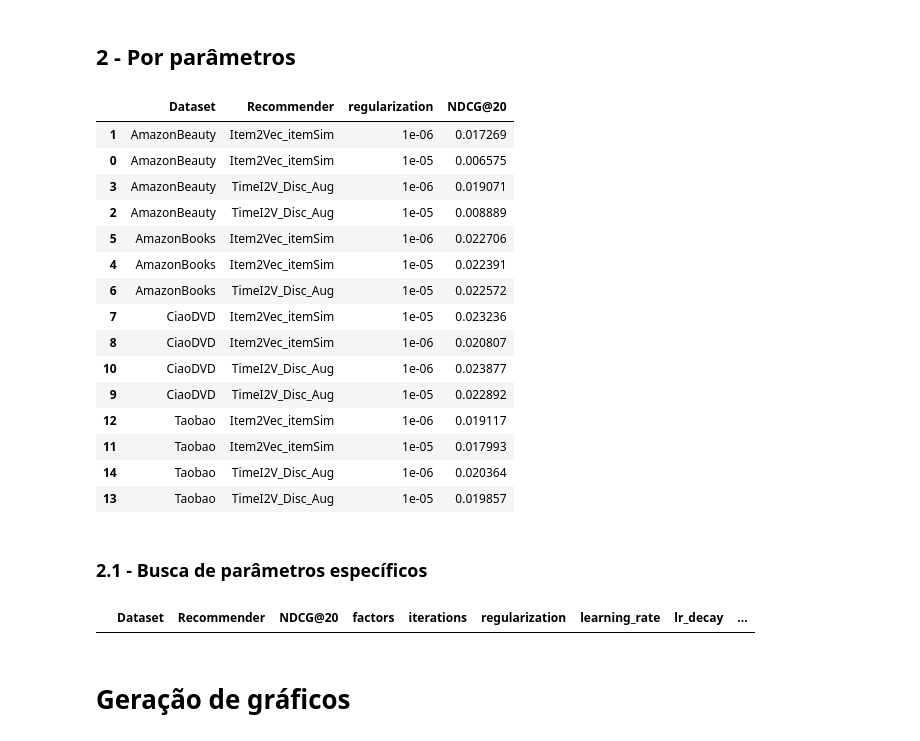
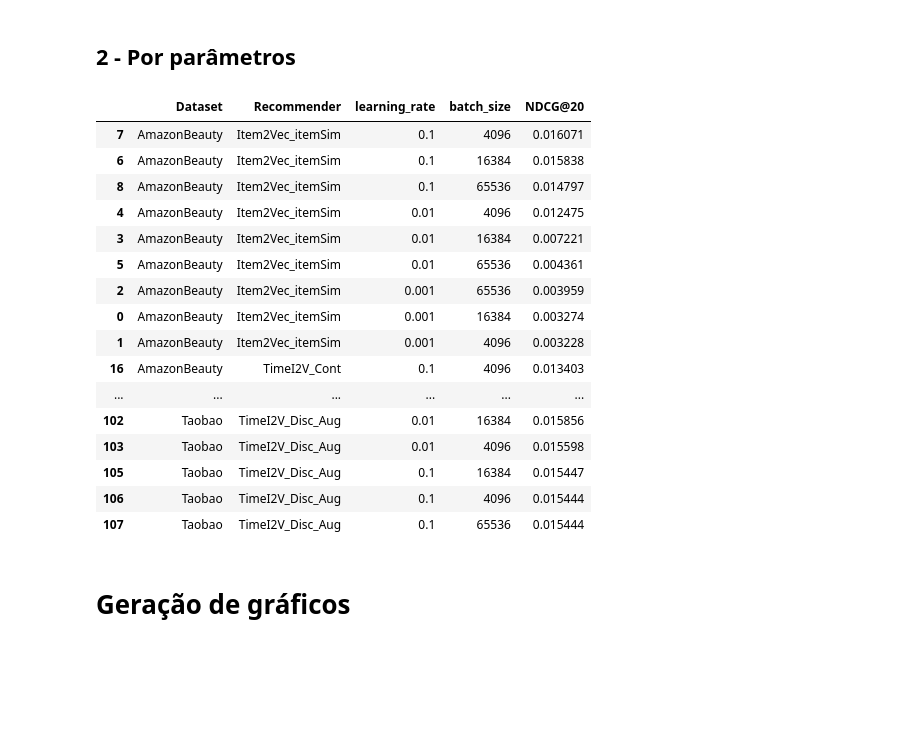
Before and after one commit to UFSCar-LaSID/tai2vec, a Jupyter notebook: Graficos_Bracis.ipynb, the cells around one changed output. Cells and saved outputs as stored; diff of their text form; code cells hidden in the pictures; blank space fills up the shorter version.

```diff
--- a/Graficos_Bracis.ipynb
+++ b/Graficos_Bracis.ipynb
@@ -28,7 +28,7 @@ best_column = 'NDCG@15'
 metric_type = ["Prec", "Rec", "F1_Score", "Hit_Rate", "NDCG"]
 top_k = [3, 5, 10, 20]
 
-main_path = "results/metrics/validation"
+main_path = "results_ok/metrics/validation"
 main_file = os.listdir(main_path)
 
 dataframes = []
@@ -54,20 +54,10 @@ metrics_df = pd.concat(dataframes, ignore_index=True)
 if (best_column == 'Mean'):
     metrics_df.insert(3,'Mean', metrics_df.mean(axis=1))
 
-param_dicts = metrics_df['Parameters'].str.split('@').apply(
-    lambda x: dict(param.split('=') for param in x)
-)
-
-params_df = pd.DataFrame(param_dicts.tolist())
-metrics_df = pd.concat([metrics_df, params_df], axis=1)
-#metrics_df.drop(columns=['Parameters'], inplace=True)
-
 if best_column in metrics_df.columns:
-    best_metrics_df = metrics_df.loc[metrics_df.reset_index().groupby(['Dataset', 'Recommender'])[best_column].idxmax()].reset_index(drop=True)
+    saida = metrics_df.loc[metrics_df.reset_index().groupby(['Dataset', 'Recommender'])[best_column].idxmax()].reset_index(drop=True)
 else:
     raise Exception("Coluna '" + best_column + "' não encontrada")
-
-metrics_df = metrics_df[['Dataset', 'Recommender', 'NDCG@20'] + list(params_df.columns)]
 # %% [markdown]
 # Análise de resultados
 # %% [markdown]
@@ -100,64 +85,51 @@ display(df_display[['Dataset', 'Recommender', "Parameters", 'NDCG@20']])
 # %% [markdown]
 ## 2 - Por parâmetros
 # %%
-pd.set_option('display.max_rows', 300)
+pd.set_option('display.max_rows', 200)
 
 def metrics_per_parameter(df, df_name, parameters):
+
+    def extract_parameter_value(param_str, target_param):
+        params = dict(item.split('=') for item in param_str.split('@'))
+        return params.get(target_param, None)
 
     if df_name != 'all':
         df = df[df['Dataset'] == df_name].copy()
 
     df = df[df['Recommender'] != 'ALS']
     df = df[df['Recommender'] != 'BPR']
+
+    for parameter_name in parameters:
+        df[parameter_name] = df['Parameters'].apply(lambda x: extract_parameter_value(x, parameter_name))
 
     best_values = (
         df.groupby(['Dataset', 'Recommender'] + parameters)['NDCG@20']
         .max()
         .reset_index()
         .sort_values(by=['Dataset', 'Recommender', 'NDCG@20'], ascending=[True, True, False])
     )
 
     return best_values
 
-metrics_per_parameter(metrics_df, 'all', ['regularization'])
+metrics_per_parameter(metrics_df, 'all', ['learning_rate', 'batch_size'])
 # %% [output]
-|  | Dataset | Recommender | regularization | NDCG@20 |
-| 1 | AmazonBeauty | Item2Vec_itemSim | 1e-06 | 0.017269 |
-| 0 | AmazonBeauty | Item2Vec_itemSim | 1e-05 | 0.006575 |
-| 3 | AmazonBeauty | TimeI2V_Disc_Aug | 1e-06 | 0.019071 |
-| 2 | AmazonBeauty | TimeI2V_Disc_Aug | 1e-05 | 0.008889 |
-| 5 | AmazonBooks | Item2Vec_itemSim | 1e-06 | 0.022706 |
-| 4 | AmazonBooks | Item2Vec_itemSim | 1e-05 | 0.022391 |
-| 6 | AmazonBooks | TimeI2V_Disc_Aug | 1e-05 | 0.022572 |
-| 7 | CiaoDVD | Item2Vec_itemSim | 1e-05 | 0.023236 |
-| 8 | CiaoDVD | Item2Vec_itemSim | 1e-06 | 0.020807 |
-| 10 | CiaoDVD | TimeI2V_Disc_Aug | 1e-06 | 0.023877 |
-| 9 | CiaoDVD | TimeI2V_Disc_Aug | 1e-05 | 0.022892 |
-| 12 | Taobao | Item2Vec_itemSim | 1e-06 | 0.019117 |
-| 11 | Taobao | Item2Vec_itemSim | 1e-05 | 0.017993 |
-| 14 | Taobao | TimeI2V_Disc_Aug | 1e-06 | 0.020364 |
-| 13 | Taobao | TimeI2V_Disc_Aug | 1e-05 | 0.019857 |
+|  | Dataset | Recommender | learning_rate | batch_size | NDCG@20 |
+| 7 | AmazonBeauty | Item2Vec_itemSim | 0.1 | 4096 | 0.016071 |
+| 6 | AmazonBeauty | Item2Vec_itemSim | 0.1 | 16384 | 0.015838 |
+| 8 | AmazonBeauty | Item2Vec_itemSim | 0.1 | 65536 | 0.014797 |
+| 4 | AmazonBeauty | Item2Vec_itemSim | 0.01 | 4096 | 0.012475 |
+| 3 | AmazonBeauty | Item2Vec_itemSim | 0.01 | 16384 | 0.007221 |
+| 5 | AmazonBeauty | Item2Vec_itemSim | 0.01 | 65536 | 0.004361 |
+| 2 | AmazonBeauty | Item2Vec_itemSim | 0.001 | 65536 | 0.003959 |
+| 0 | AmazonBeauty | Item2Vec_itemSim | 0.001 | 16384 | 0.003274 |
+| 1 | AmazonBeauty | Item2Vec_itemSim | 0.001 | 4096 | 0.003228 |
+| 16 | AmazonBeauty | TimeI2V_Cont | 0.1 | 4096 | 0.013403 |
+| ... | ... | ... | ... | ... | ... |
+| 102 | Taobao | TimeI2V_Disc_Aug | 0.01 | 16384 | 0.015856 |
+| 103 | Taobao | TimeI2V_Disc_Aug | 0.01 | 4096 | 0.015598 |
+| 105 | Taobao | TimeI2V_Disc_Aug | 0.1 | 16384 | 0.015447 |
+| 106 | Taobao | TimeI2V_Disc_Aug | 0.1 | 4096 | 0.015444 |
+| 107 | Taobao | TimeI2V_Disc_Aug | 0.1 | 65536 | 0.015444 |
-# %% [markdown]
-### 2.1 - Busca de parâmetros específicos
-# %%
-def filter_rows(df, conditions):
-    query = " & ".join([f'({col} == {repr(val)})' for col, val in conditions.items()])
-    return df.query(query)
-
-
-conditions = {
-              'lr_decay': '0.92',
-              'negative_exp': '1',
-              'epochs': '10',
-              'learning_rate': '0.0025',
-              'w_size': '-1',
-              'subsample': '0.001',
-             }
-
-filtered_df = filter_rows(metrics_df, conditions)
-display(filtered_df)
-# %% [output]
-|  | Dataset | Recommender | NDCG@20 | factors | iterations | regularization | learning_rate | lr_decay | ... |
 # %% [markdown]
 # Geração de gráficos
 # %%
```
Also changed, not shown: parts of 5 cells of this notebook, 14 other files.
